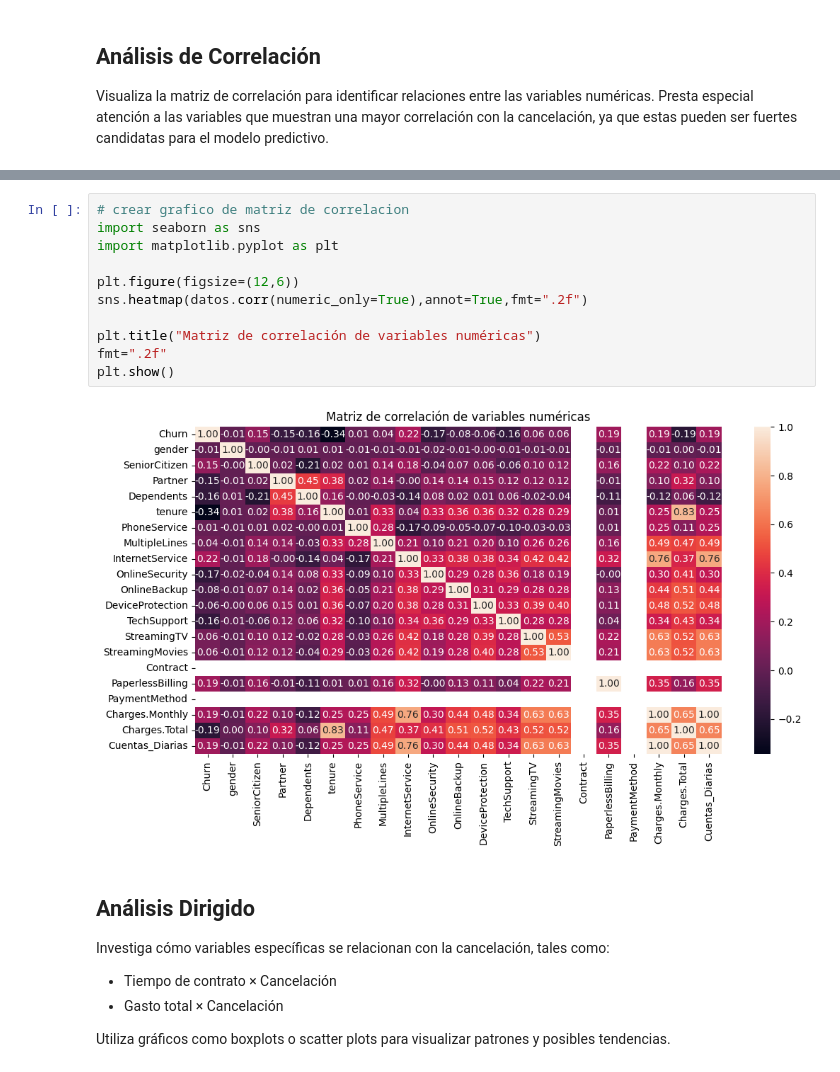
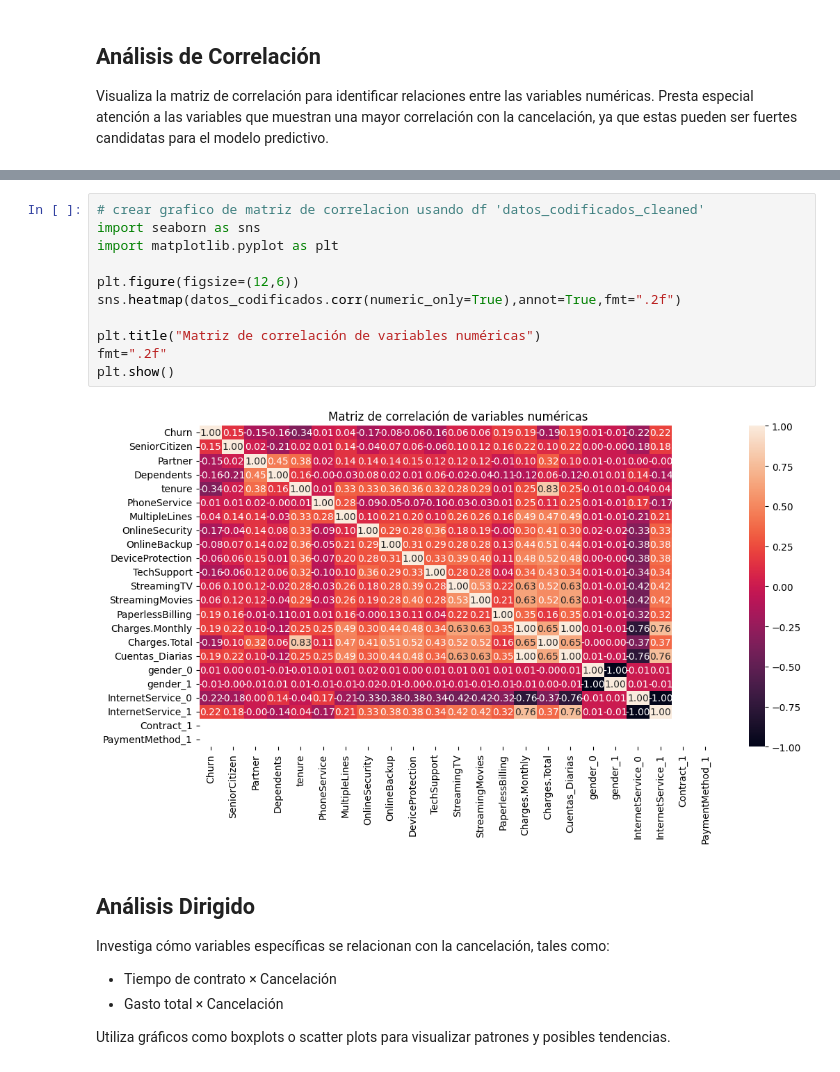
Before and after one commit to AbiFani/Challenge_TelecomX_parte2, a Jupyter notebook: Challenge_TelecomX__parte2.ipynb, the cells around one changed output, grey strips where cells are left out. Saved outputs shown, nothing was run; the diff lists cells and outputs as text.

```diff
--- a/Challenge_TelecomX__parte2.ipynb
+++ b/Challenge_TelecomX__parte2.ipynb
@@ -272,16 +326,16 @@ datos.corr(numeric_only=True)
 # %%
-# crear grafico de matriz de correlacion
+# crear grafico de matriz de correlacion usando df 'datos_codificados_cleaned'
 import seaborn as sns
 import matplotlib.pyplot as plt
 
 plt.figure(figsize=(12,6))
-sns.heatmap(datos.corr(numeric_only=True),annot=True,fmt=".2f")
+sns.heatmap(datos_codificados.corr(numeric_only=True),annot=True,fmt=".2f")
 
 plt.title("Matriz de correlación de variables numéricas")
 fmt=".2f"
 plt.show()
 # %% [output]
-[figure, old version]
+[figure, new version]
 # %% [markdown]
 ## Análisis Dirigido
 
```
Also changed, not shown: parts of 32 cells of this notebook.
